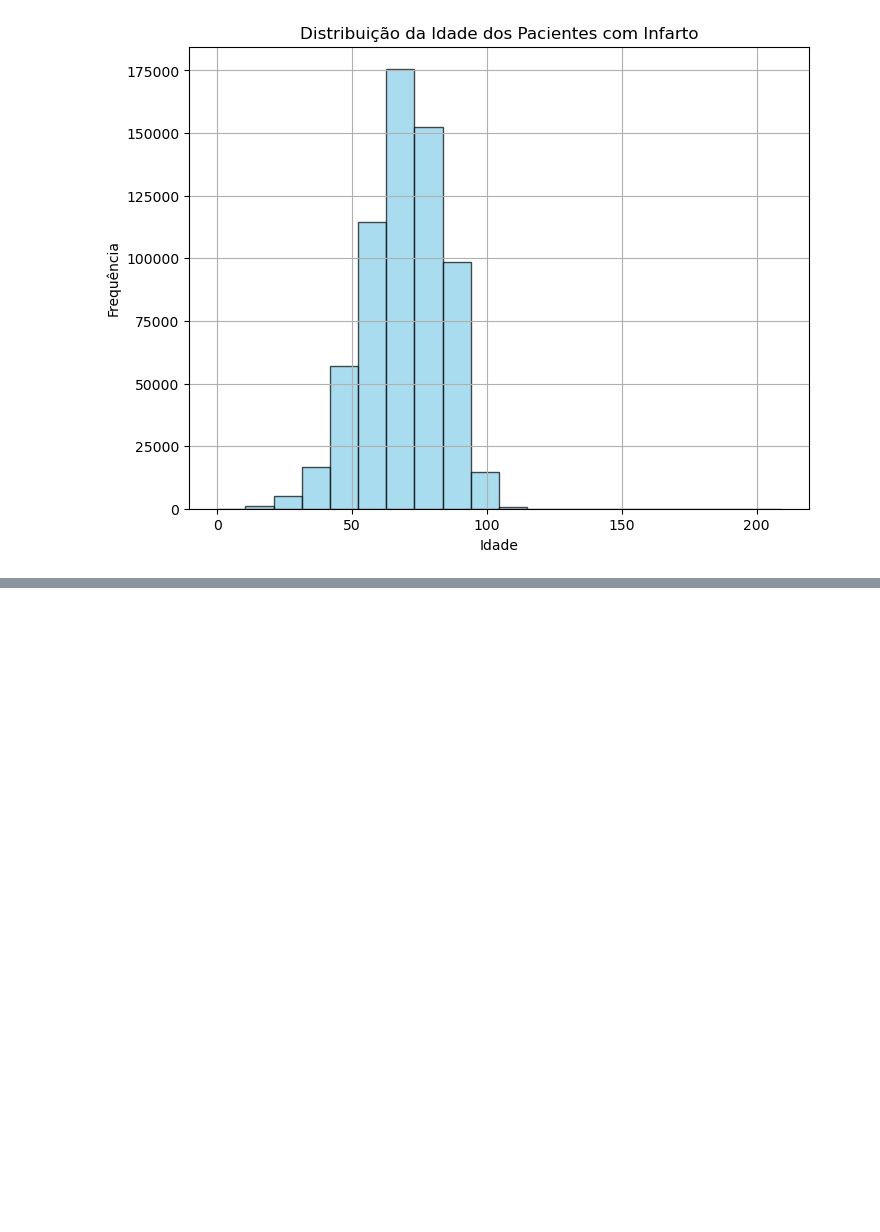
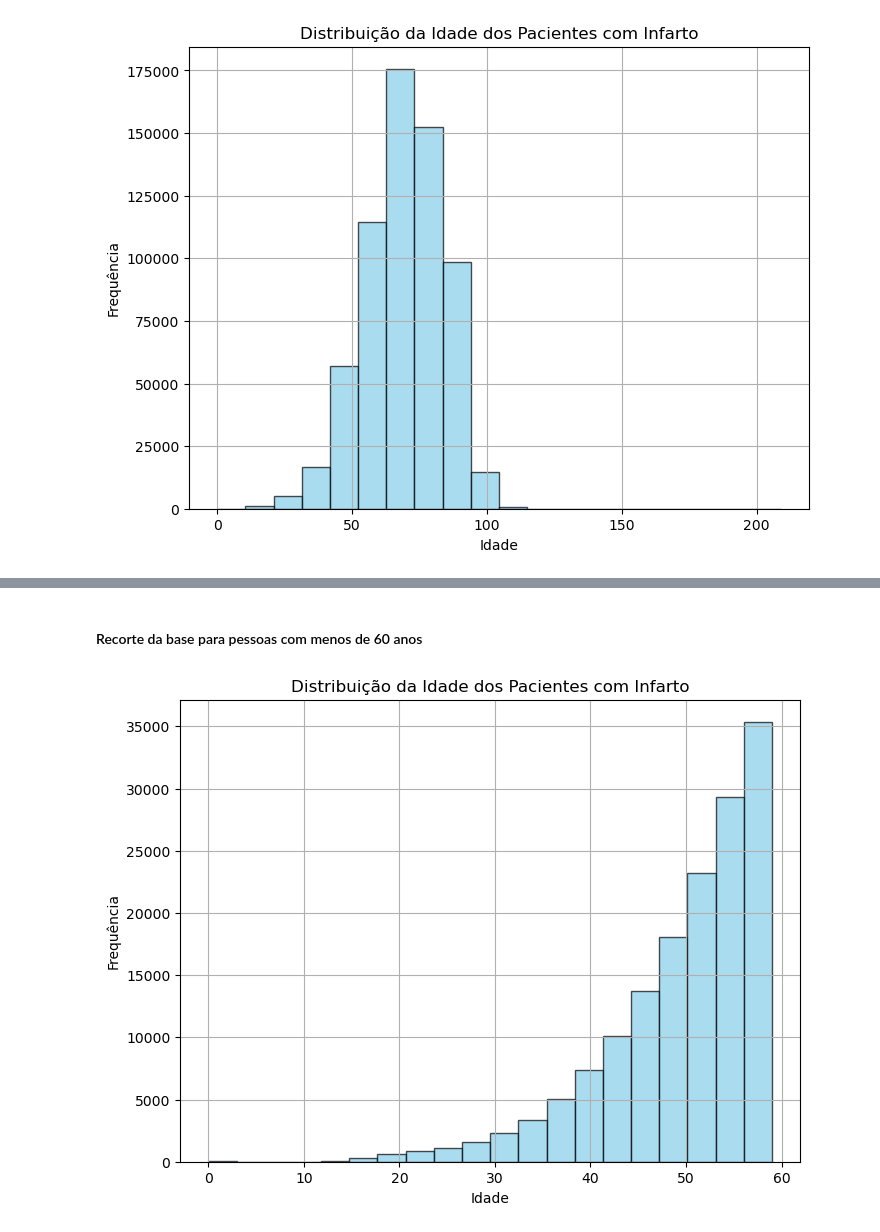
Before and after one commit to hlaff147/mortality-data-analysis, a Jupyter notebook: notebooks/infarto.ipynb, the cells around one changed output, grey strips where cells are left out. Cells and saved outputs as stored; diff of their text form; code cells hidden in the pictures; blank space fills up the shorter version.

Commit message:
Refined data analysis: filtered dataset for individuals under 60, mapped occupation and location codes for clarity, visualized top 10 occupations

```diff
--- a/notebooks/infarto.ipynb
+++ b/notebooks/infarto.ipynb
@@ -125,0 +122,15 @@ plt.show()
+# %% [markdown]
+#### Recorte da base para pessoas com menos de 60 anos
+# %%
+df_infarto = df_infarto[df_infarto['idade'] < 60]
+# %%
+# Histograma da idade dos pacientes com infarto
+plt.figure(figsize=(8, 6))
+plt.hist(df_infarto['idade'], bins=20, color='skyblue', edgecolor='black', alpha=0.7)
+plt.title('Distribuição da Idade dos Pacientes com Infarto')
+plt.xlabel('Idade')
+plt.ylabel('Frequência')
+plt.grid(True)
+plt.show()
+# %% [output]
+[figure, added]
```
Also changed, not shown: parts of 7 cells of this notebook.
